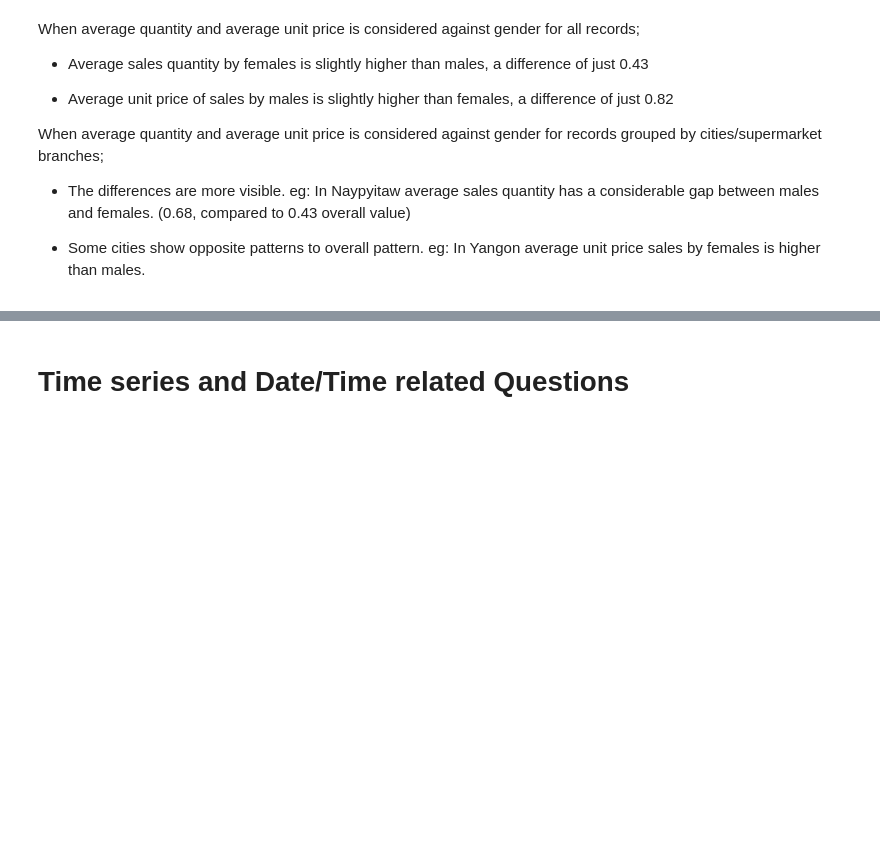
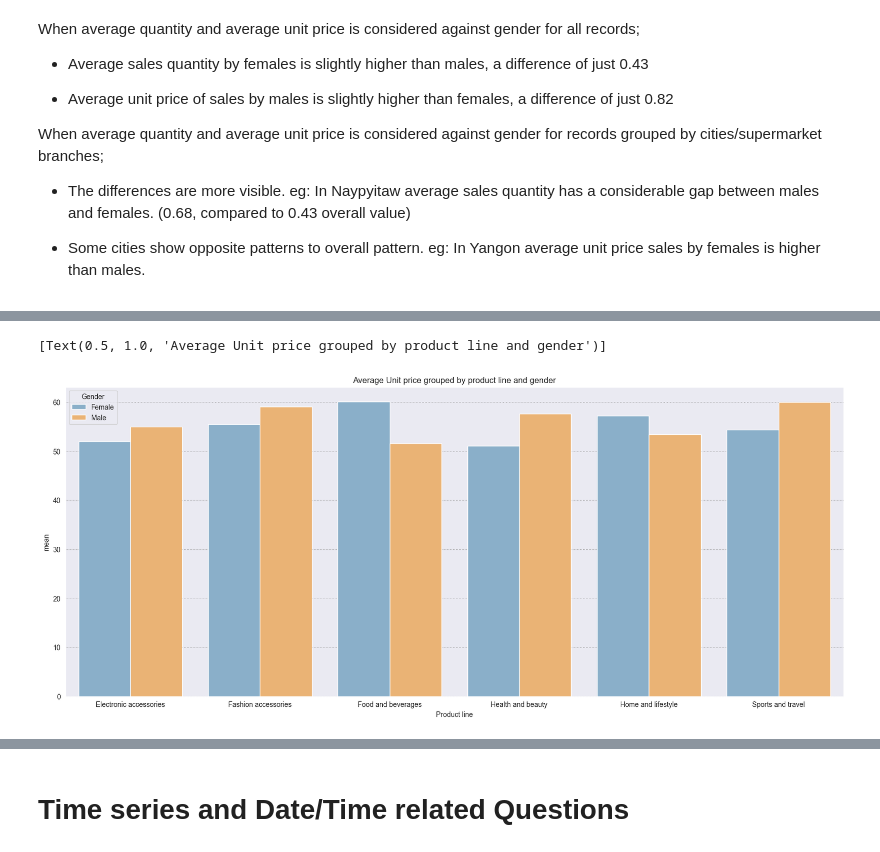
Before and after one commit to Zzzhenya/Supermarket_sales, a Jupyter notebook: Supermarket_data_exploration.ipynb, the cells around one changed output, grey strips where cells are left out. Drawn from its saved outputs; the diff is of its cells as text; code cells hidden in the pictures; blank space fills up the shorter version.

Commit message:
gender vs prod line vs income

```diff
--- a/Supermarket_data_exploration.ipynb
+++ b/Supermarket_data_exploration.ipynb
@@ -601,0 +603,5 @@ When average quantity and average unit price is considered against gender for re
+# %%
+gender_prod_income = df.groupby(["Gender","Product line"])[[ "Unit price", "Quantity", "gross income"]].agg(["mean", "sum"])
+gender_prod_income
+gender_prod_income.reset_index(inplace = True)
+gender_prod_income
@@ -601,0 +623,15 @@ When average quantity and average unit price is considered against gender for re
+# %%
+gender_prod_income["income per item"] = gender_prod_income["gross income"]["sum"]/gender_prod_income["Quantity"]["sum"]
+# %%
+fig, ax = plt.subplots(figsize=(20, 8))
+sns.barplot(
+    data = gender_prod_income,
+    x = "Product line",
+    y = gender_prod_income["Unit price"]["mean"],
+    hue = "Gender",
+    palette = cat_palette[4:],
+    ax = ax).set(
+    title='Average Unit price grouped by product line and gender')
+# %% [output]
+[Text(0.5, 1.0, 'Average Unit price grouped by product line and gender')]
+[figure, added]
```
Also changed, not shown: parts of 10 cells of this notebook.
